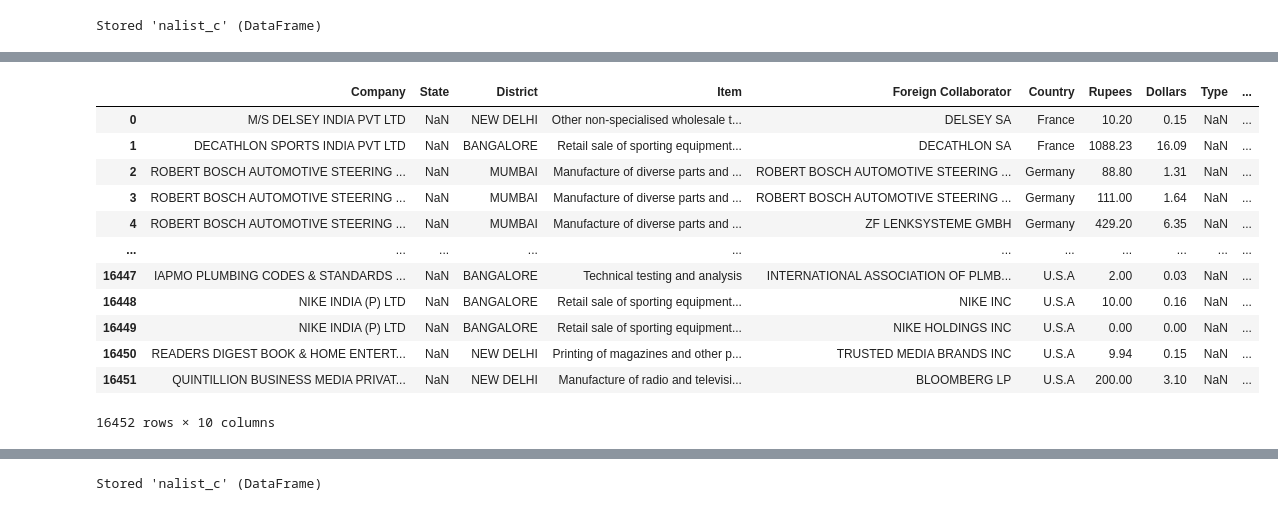
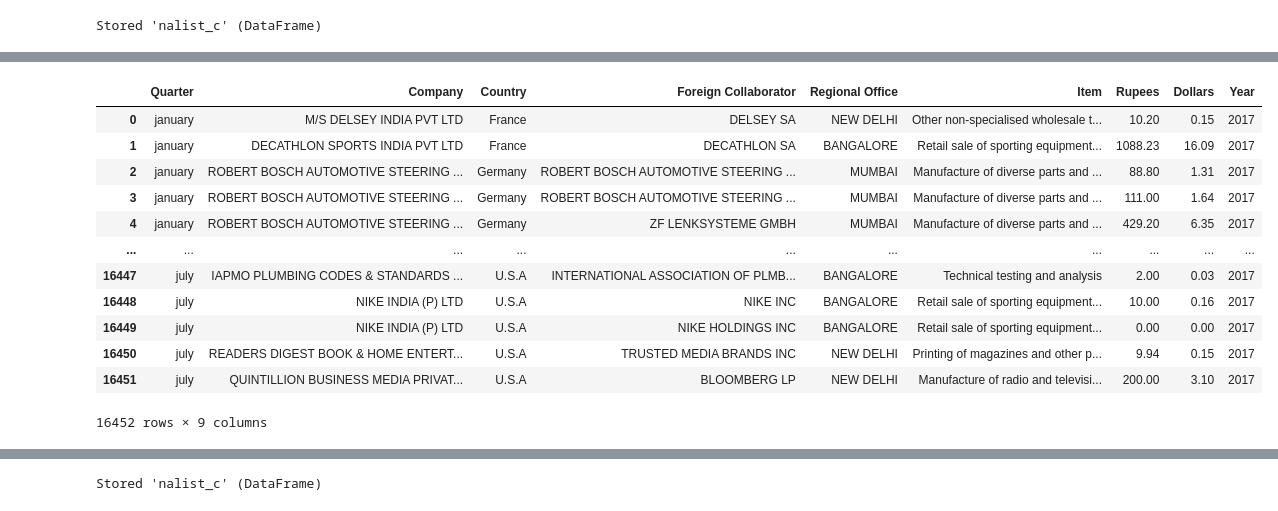
Before and after one commit to AhanPenkar/fdi-scrape, a Jupyter notebook: 2_process.ipynb, the cells around one changed output, grey strips where cells are left out. Cells and saved outputs as stored; diff of their text form; code cells hidden in the pictures.

```diff
--- a/2_process.ipynb
+++ b/2_process.ipynb
@@ -137,6 +186,8 @@ for file in files:
 #     print(df.iloc[1])
     #     print(df.iloc[0])
     df.iloc[1, 0] = "01"
+    qtr = file [15:].split("_")[0]
+    df.insert (0, 'Quarter', qtr)
     dfs2.append(df)
 
 merged2 = pd.concat(dfs2)[1:]
@@ -270,6 +321,8 @@ for file in files:
 #     print(df.iloc[1])
 #     print(df.iloc[0])
     df.iloc[1, 0] = "01"
+    qtr = file [15:].split("_")[0]
+    df.insert (0, 'Quarter', qtr)
     dfs3.append(df)
 
 
@@ -438,6 +491,8 @@ for file in files:
     if(not isinstance(df.iloc[1][0], str)):
         df = df.iloc[1:]
     df.iloc[1, 0] = "01"
+    qtr = file [15:].split("_")[0]
+    df.insert (0, 'Quarter', qtr)
     dfs4.append(df)
 
 
@@ -623,6 +666,8 @@ for file in files:
     if(not isinstance(df.iloc[1][0], str)):
         df = df.iloc[1:]
     df.iloc[1, 0] = "01"
+    qtr = file [15:].split("_")[0]
+    df.insert (0, 'Quarter', qtr)
     dfs5.append(df)
 
 
@@ -749,20 +795,20 @@ nalist5
 # %%
-nalist5 = nalist5[['Company', 'State', 'District', 'Item', 'Foreign Collaborator', 'Country', 'Rupees', 'Dollars', 'Type', 'Year']]
+del nalist5["NAN"]
 nalist5
 # %% [output]
-|  | Company | State | District | Item | Foreign Collaborator | Country | Rupees | Dollars | Type | ... |
-| 0 | M/S DELSEY INDIA PVT LTD | NaN | NEW DELHI | Other non-specialised wholesale t... | DELSEY SA | France | 10.20 | 0.15 | NaN | ... |
-| 1 | DECATHLON SPORTS INDIA PVT LTD | NaN | BANGALORE | Retail sale of sporting equipment... | DECATHLON SA | France | 1088.23 | 16.09 | NaN | ... |
-| 2 | ROBERT BOSCH AUTOMOTIVE STEERING ... | NaN | MUMBAI | Manufacture of diverse parts and ... | ROBERT BOSCH AUTOMOTIVE STEERING ... | Germany | 88.80 | 1.31 | NaN | ... |
-| 3 | ROBERT BOSCH AUTOMOTIVE STEERING ... | NaN | MUMBAI | Manufacture of diverse parts and ... | ROBERT BOSCH AUTOMOTIVE STEERING ... | Germany | 111.00 | 1.64 | NaN | ... |
-| 4 | ROBERT BOSCH AUTOMOTIVE STEERING ... | NaN | MUMBAI | Manufacture of diverse parts and ... | ZF LENKSYSTEME GMBH | Germany | 429.20 | 6.35 | NaN | ... |
-| ... | ... | ... | ... | ... | ... | ... | ... | ... | ... | ... |
-| 16447 | IAPMO PLUMBING CODES & STANDARDS ... | NaN | BANGALORE | Technical testing and analysis | INTERNATIONAL ASSOCIATION OF PLMB... | U.S.A | 2.00 | 0.03 | NaN | ... |
-| 16448 | NIKE INDIA (P) LTD | NaN | BANGALORE | Retail sale of sporting equipment... | NIKE INC | U.S.A | 10.00 | 0.16 | NaN | ... |
-| 16449 | NIKE INDIA (P) LTD | NaN | BANGALORE | Retail sale of sporting equipment... | NIKE HOLDINGS INC | U.S.A | 0.00 | 0.00 | NaN | ... |
-| 16450 | READERS DIGEST BOOK & HOME ENTERT... | NaN | NEW DELHI | Printing of magazines and other p... | TRUSTED MEDIA BRANDS INC | U.S.A | 9.94 | 0.15 | NaN | ... |
-| 16451 | QUINTILLION BUSINESS MEDIA PRIVAT... | NaN | NEW DELHI | Manufacture of radio and televisi... | BLOOMBERG LP | U.S.A | 200.00 | 3.10 | NaN | ... |
+|  | Quarter | Company | Country | Foreign Collaborator | Regional Office | Item | Rupees | Dollars | Year |
+| 0 | january | M/S DELSEY INDIA PVT LTD | France | DELSEY SA | NEW DELHI | Other non-specialised wholesale t... | 10.20 | 0.15 | 2017 |
+| 1 | january | DECATHLON SPORTS INDIA PVT LTD | France | DECATHLON SA | BANGALORE | Retail sale of sporting equipment... | 1088.23 | 16.09 | 2017 |
+| 2 | january | ROBERT BOSCH AUTOMOTIVE STEERING ... | Germany | ROBERT BOSCH AUTOMOTIVE STEERING ... | MUMBAI | Manufacture of diverse parts and ... | 88.80 | 1.31 | 2017 |
+| 3 | january | ROBERT BOSCH AUTOMOTIVE STEERING ... | Germany | ROBERT BOSCH AUTOMOTIVE STEERING ... | MUMBAI | Manufacture of diverse parts and ... | 111.00 | 1.64 | 2017 |
+| 4 | january | ROBERT BOSCH AUTOMOTIVE STEERING ... | Germany | ZF LENKSYSTEME GMBH | MUMBAI | Manufacture of diverse parts and ... | 429.20 | 6.35 | 2017 |
+| ... | ... | ... | ... | ... | ... | ... | ... | ... | ... |
+| 16447 | july | IAPMO PLUMBING CODES & STANDARDS ... | U.S.A | INTERNATIONAL ASSOCIATION OF PLMB... | BANGALORE | Technical testing and analysis | 2.00 | 0.03 | 2017 |
+| 16448 | july | NIKE INDIA (P) LTD | U.S.A | NIKE INC | BANGALORE | Retail sale of sporting equipment... | 10.00 | 0.16 | 2017 |
+| 16449 | july | NIKE INDIA (P) LTD | U.S.A | NIKE HOLDINGS INC | BANGALORE | Retail sale of sporting equipment... | 0.00 | 0.00 | 2017 |
+| 16450 | july | READERS DIGEST BOOK & HOME ENTERT... | U.S.A | TRUSTED MEDIA BRANDS INC | NEW DELHI | Printing of magazines and other p... | 9.94 | 0.15 | 2017 |
+| 16451 | july | QUINTILLION BUSINESS MEDIA PRIVAT... | U.S.A | BLOOMBERG LP | NEW DELHI | Manufacture of radio and televisi... | 200.00 | 3.10 | 2017 |
-16452 rows × 10 columns
+16452 rows × 9 columns
 # %%
 nalist_c = pd.concat([nalist_c, nalist5])
 nalist_c = nalist_c.reset_index(drop=True)
```
Also changed, not shown: parts of 32 cells of this notebook, 1 other file.
